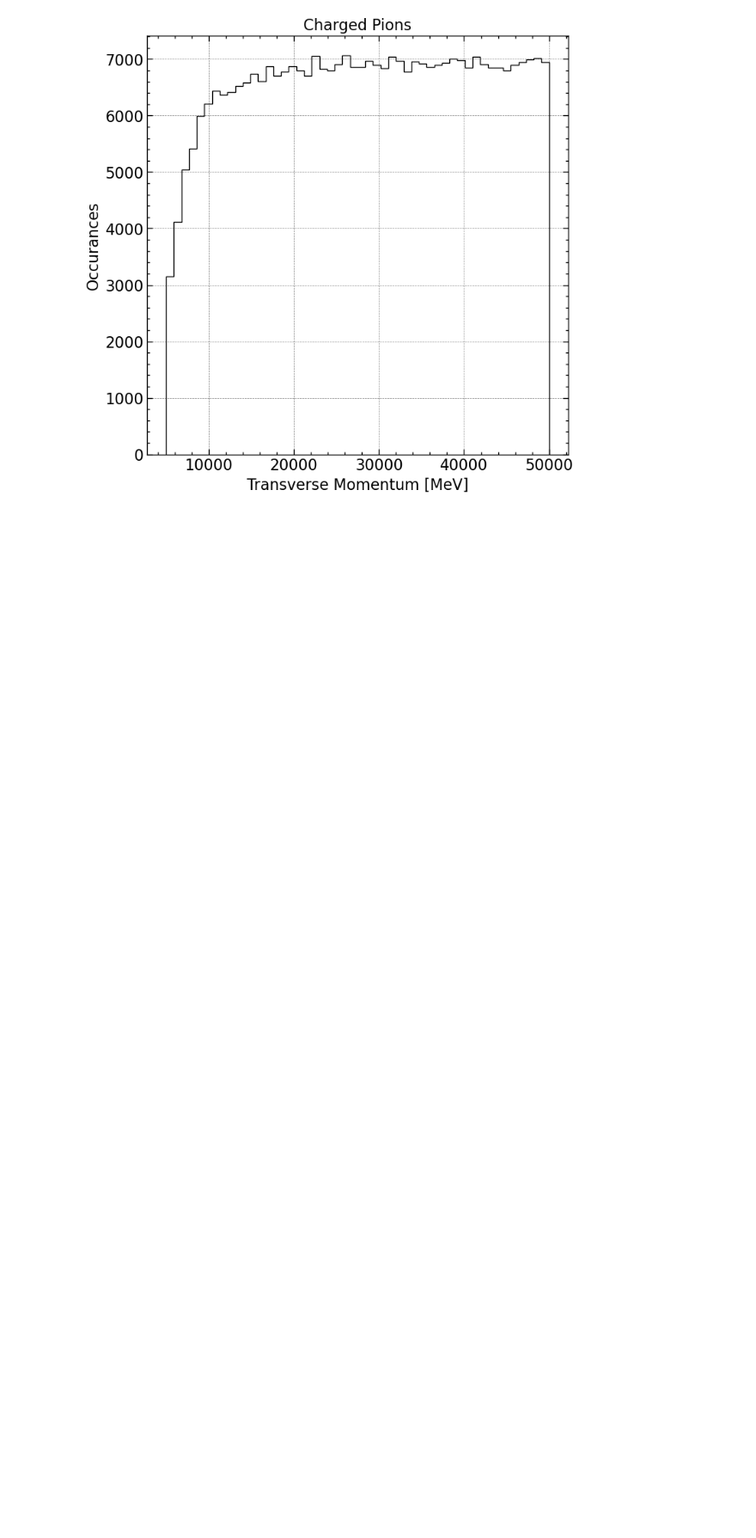
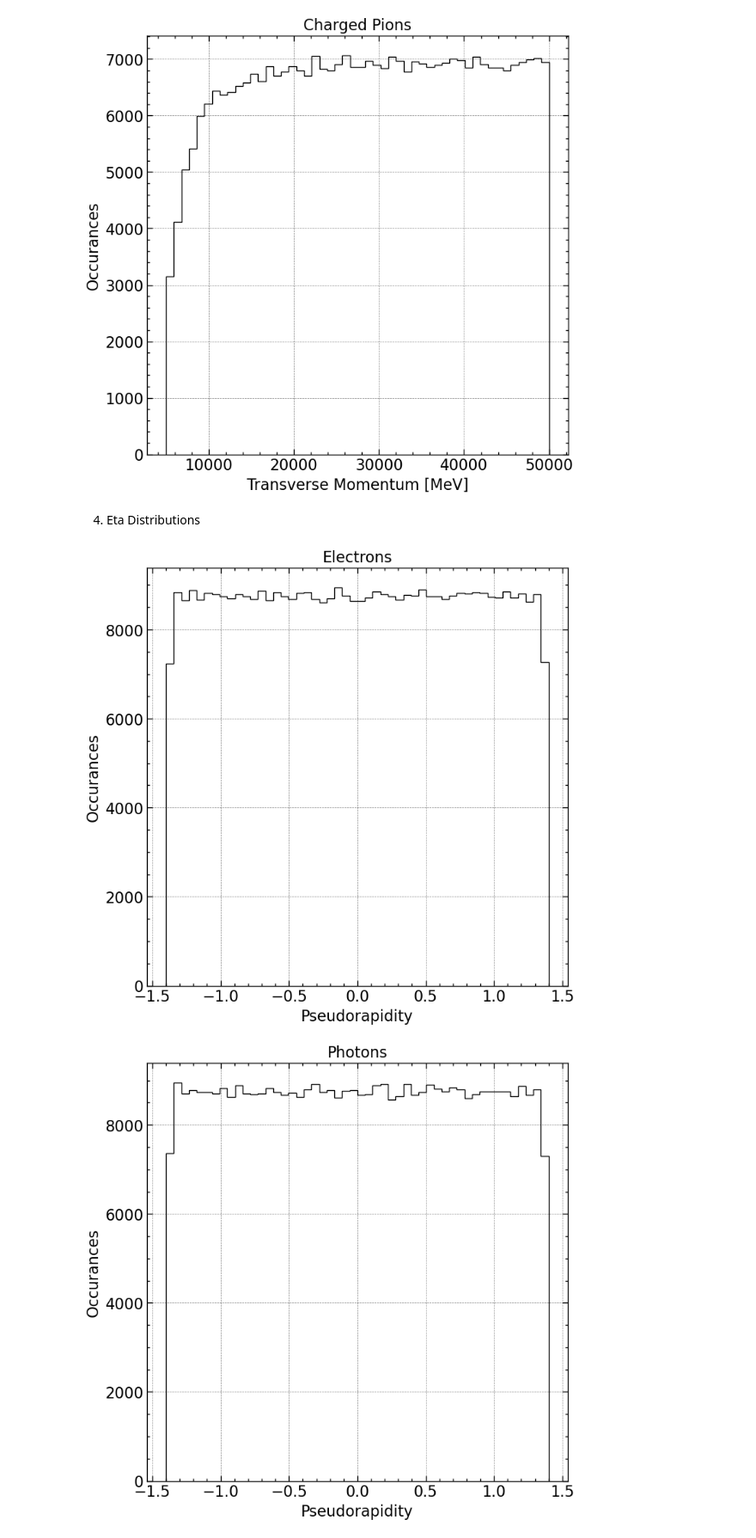
Before and after one commit to p-mucha/ML-for-ATLAS-Hardware-Trigger-at-HL-LHC-in-HH-4b, a Jupyter notebook: notebooks/1.0-pm-single-event-data-analysis.ipynb, the cells around one changed output. Shown at 86% size. Drawn from its saved outputs; the diff is of its cells as text; code cells hidden in the pictures; blank space fills up the shorter version.

```diff
--- a/notebooks/1.0-pm-single-event-data-analysis.ipynb
+++ b/notebooks/1.0-pm-single-event-data-analysis.ipynb
@@ -373,3 +373,69 @@ with plt.style.context(["science", "notebook", "grid"]):
 [figure]
 [figure]
 [figure]
+# %% [markdown]
+4. Eta Distributions
+# %%
+with plt.style.context(["science", "notebook", "grid"]):
+    plt.figure(figsize=(8, 8))
+    plt.hist(
+        electrons.eta,
+        bins=50,
+        histtype="step",
+        label="Electrons",
+        color="k",
+        density=False,
+    )
+    plt.xlabel("Pseudorapidity")
+    plt.ylabel("Occurances")
+    plt.title("Electrons")
+    plt.show()
+
+
+with plt.style.context(["science", "notebook", "grid"]):
+    plt.figure(figsize=(8, 8))
+    plt.hist(
+        photons.eta,
+        bins=50,
+        histtype="step",
+        label="Electrons",
+        color="k",
+        density=False,
+    )
+    plt.xlabel("Pseudorapidity")
+    plt.ylabel("Occurances")
+    plt.title("Photons")
+    plt.show()
+
+with plt.style.context(["science", "notebook", "grid"]):
+    plt.figure(figsize=(8, 8))
+    plt.hist(
+        pi0.eta,
+        bins=50,
+        histtype="step",
+        label="Electrons",
+        color="k",
+        density=False,
+    )
+    plt.xlabel("Pseudorapidity")
+    plt.ylabel("Occurances")
+    plt.title("Neutral Pions")
+    plt.show()
+
+with plt.style.context(["science", "notebook", "grid"]):
+    plt.figure(figsize=(8, 8))
+    plt.hist(
+        pi_char.eta,
+        bins=50,
+        histtype="step",
+        label="Electrons",
+        color="k",
+        density=False,
+    )
+    plt.xlabel("Pseudorapidity")
+    plt.ylabel("Occurances")
+    plt.title("Charged Pions")
+    plt.show()
+# %% [output]
+[figure, added]
+[figure, added]
```
Also changed, not shown: parts of 7 cells of this notebook, 2 other files.
